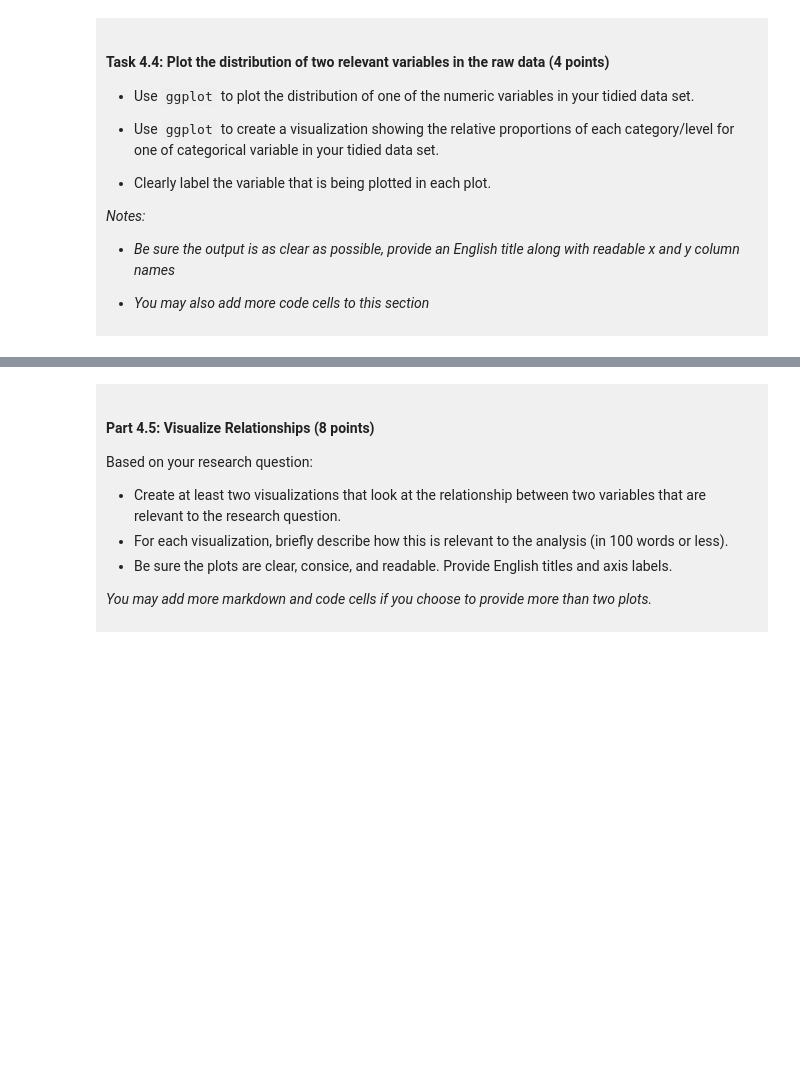
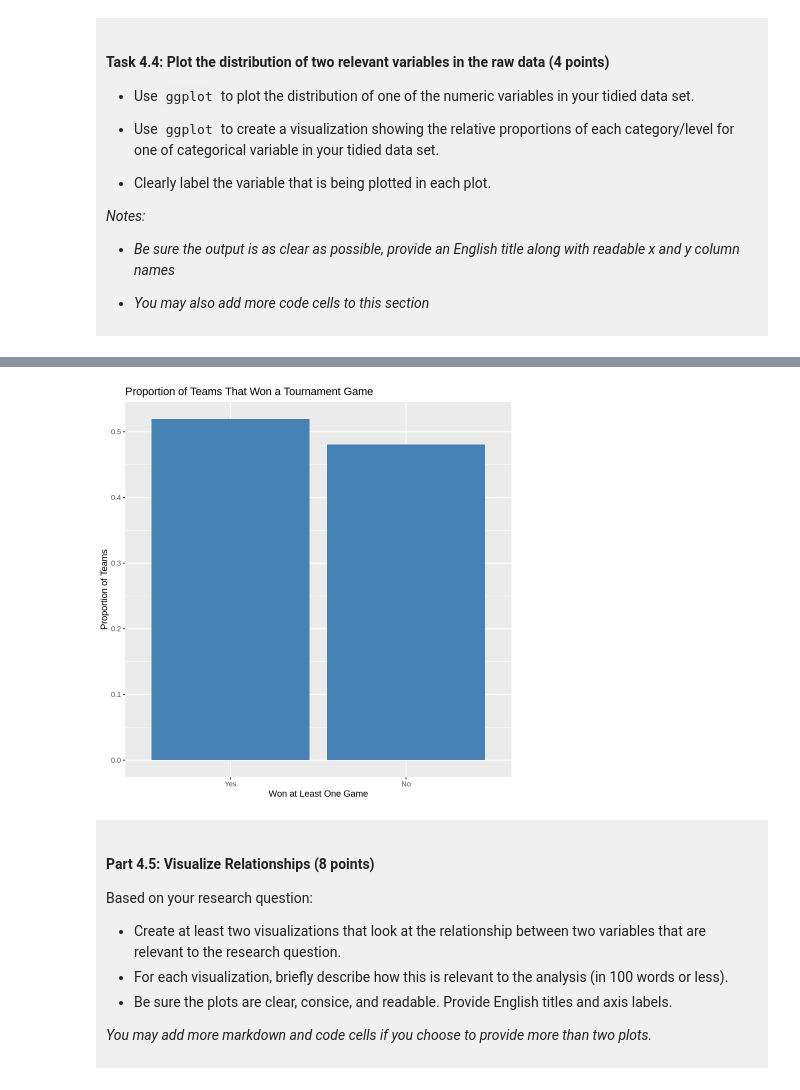
Before and after one commit to huangyanxileo-crypto/sci-100-project-yanxi-Huang, a Jupyter notebook: dsci-100-project-notebook.ipynb, the cells around one changed output, grey strips where cells are left out. Cells and saved outputs as stored; diff of their text form; code cells hidden in the pictures; blank space fills up the shorter version.

```diff
--- a/dsci-100-project-notebook.ipynb
+++ b/dsci-100-project-notebook.ipynb
@@ -261,5 +333,9 @@ You will refine your research question (if needed) and produce a tidy data set.
 # %%
-### EDIT THIS CODE CELL FOR PLOT 2 ###
+# Show the proportion of teams that won at least one game
+ggplot(march_tidy, aes(x = won_game)) +geom_bar(aes(y = after_stat(count / sum(count))),fill = "steelblue") +
+labs(title = "Proportion of Teams That Won a Tournament Game",x = "Won at Least One Game",y = "Proportion of Teams")
+# %% [output]
+[figure, added]
 # %% [markdown]
 <div style="background-color: #f0f0f0; padding: 10px;">
 
```
Also changed, not shown: parts of 19 cells of this notebook.
